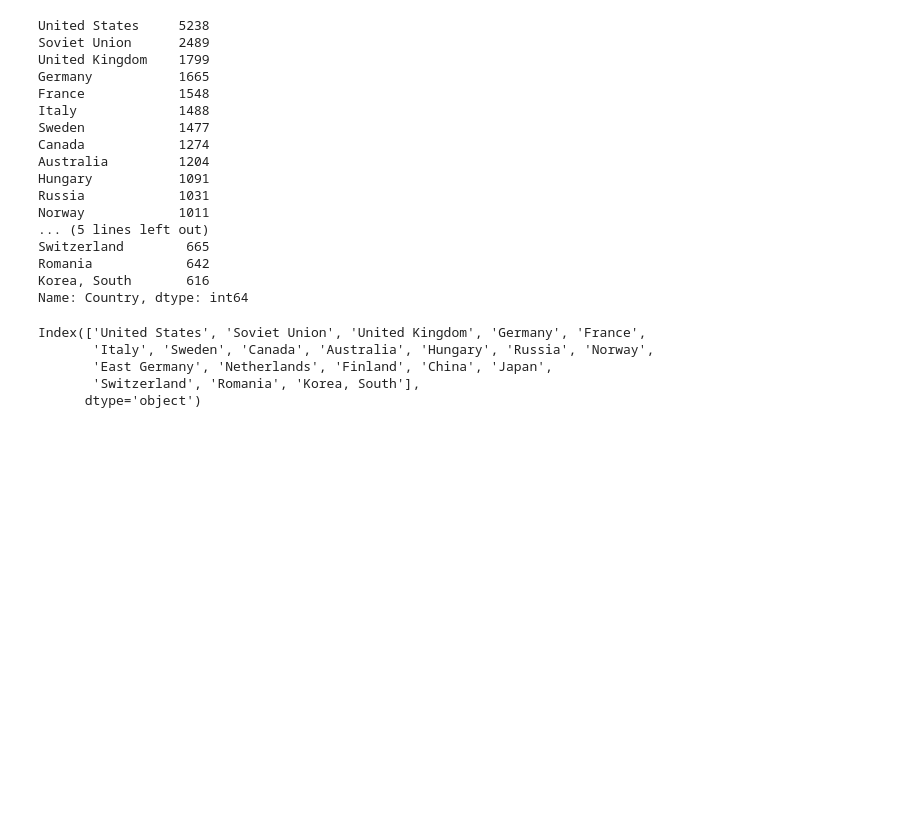
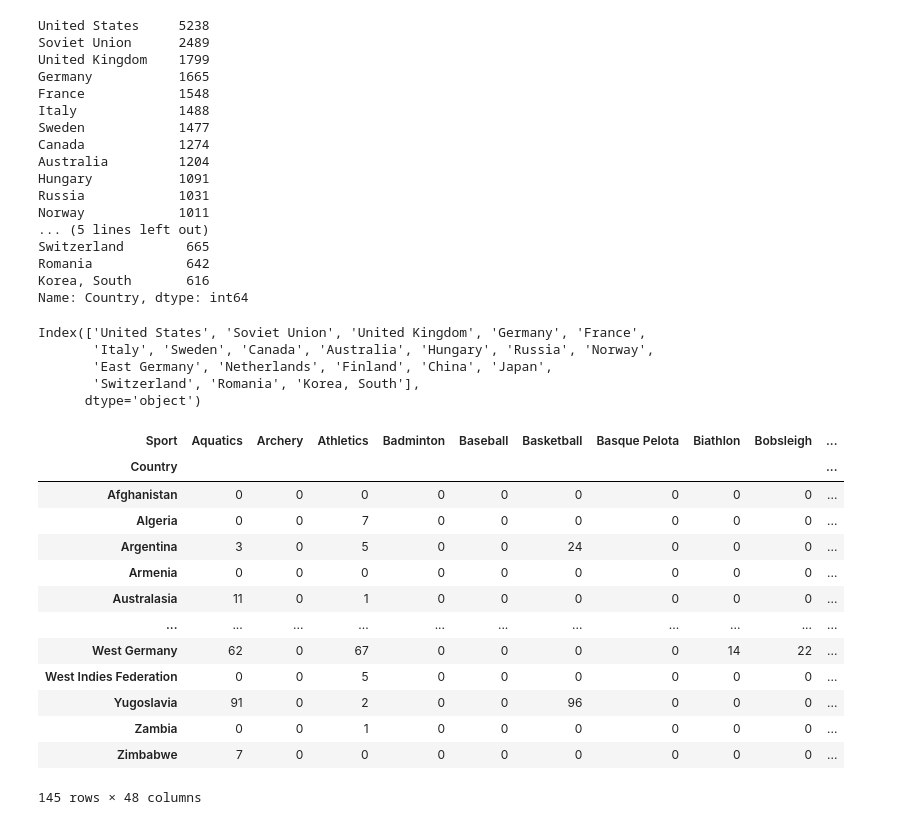
Before and after one commit to marb61a/Data-Science-Projects, a Jupyter notebook: Olympic Games Project/Olympic-Games.ipynb, the cells around one changed output. Cells and saved outputs as stored; diff of their text form; code cells hidden in the pictures; blank space fills up the shorter version.

```diff
--- a/Olympic Games Project/Olympic-Games.ipynb
+++ b/Olympic Games Project/Olympic-Games.ipynb
@@ -1383,3 +1387,22 @@ Index(['United States', 'Soviet Union', 'United Kingdom', 'Germany', 'France',
        'East Germany', 'Netherlands', 'Finland', 'China', 'Japan',
        'Switzerland', 'Romania', 'Korea, South'],
       dtype='object')
+# %%
+# See a table by individual sport
+by_sport = pd.crosstab(olympics.Country, olympics.Sport)
+by_sport
+# %% [output]
+| Sport | Aquatics | Archery | Athletics | Badminton | Baseball | Basketball | Basque Pelota | Biathlon | Bobsleigh | ... |
+| Country |  |  |  |  |  |  |  |  |  | ... |
+| Afghanistan | 0 | 0 | 0 | 0 | 0 | 0 | 0 | 0 | 0 | ... |
+| Algeria | 0 | 0 | 7 | 0 | 0 | 0 | 0 | 0 | 0 | ... |
+| Argentina | 3 | 0 | 5 | 0 | 0 | 24 | 0 | 0 | 0 | ... |
+| Armenia | 0 | 0 | 0 | 0 | 0 | 0 | 0 | 0 | 0 | ... |
+| Australasia | 11 | 0 | 1 | 0 | 0 | 0 | 0 | 0 | 0 | ... |
+| ... | ... | ... | ... | ... | ... | ... | ... | ... | ... | ... |
+| West Germany | 62 | 0 | 67 | 0 | 0 | 0 | 0 | 14 | 22 | ... |
+| West Indies Federation | 0 | 0 | 5 | 0 | 0 | 0 | 0 | 0 | 0 | ... |
+| Yugoslavia | 91 | 0 | 2 | 0 | 0 | 96 | 0 | 0 | 0 | ... |
+| Zambia | 0 | 0 | 1 | 0 | 0 | 0 | 0 | 0 | 0 | ... |
+| Zimbabwe | 7 | 0 | 0 | 0 | 0 | 0 | 0 | 0 | 0 | ... |
+145 rows × 48 columns
```
Also changed, not shown: parts of 7 cells of this notebook.
